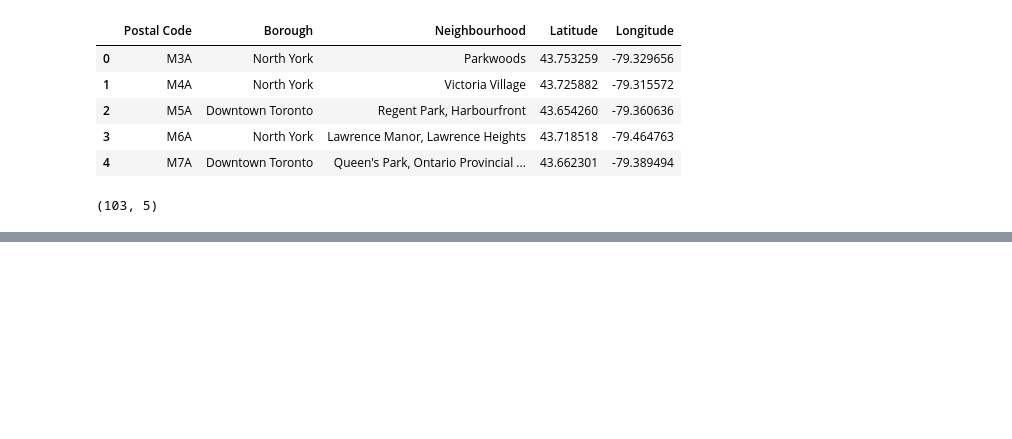
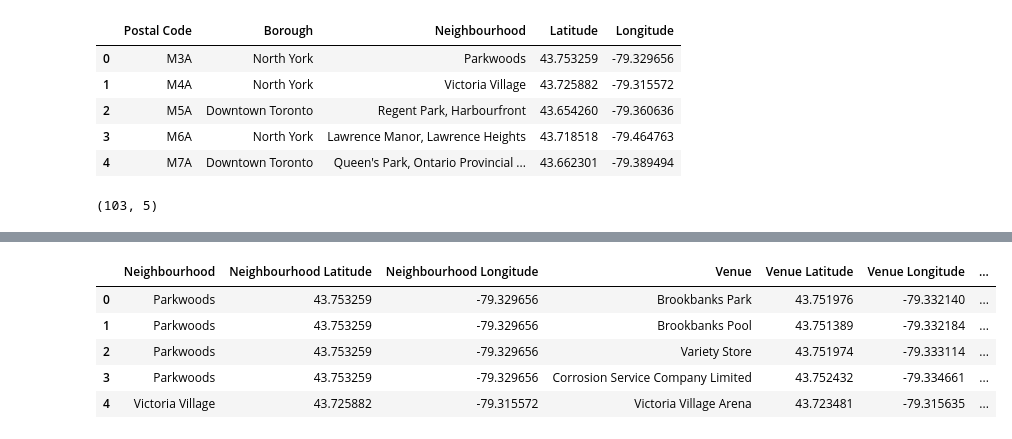
Before and after one commit to theompm/Coursera_Capstone, a Jupyter notebook: toronto_segmenting_clustering.ipynb, the cells around one changed output, grey strips where cells are left out. Cells and saved outputs as stored; diff of their text form; code cells hidden in the pictures; blank space fills up the shorter version.

```diff
--- a/toronto_segmenting_clustering.ipynb
+++ b/toronto_segmenting_clustering.ipynb
@@ -200,0 +280,9 @@ df_gc_merged.shape
+# %%
+toronto_venues.head()
+# %% [output]
+|  | Neighbourhood | Neighbourhood Latitude | Neighbourhood Longitude | Venue | Venue Latitude | Venue Longitude | ... |
+| 0 | Parkwoods | 43.753259 | -79.329656 | Brookbanks Park | 43.751976 | -79.332140 | ... |
+| 1 | Parkwoods | 43.753259 | -79.329656 | Brookbanks Pool | 43.751389 | -79.332184 | ... |
+| 2 | Parkwoods | 43.753259 | -79.329656 | Variety Store | 43.751974 | -79.333114 | ... |
+| 3 | Parkwoods | 43.753259 | -79.329656 | Corrosion Service Company Limited | 43.752432 | -79.334661 | ... |
+| 4 | Victoria Village | 43.725882 | -79.315572 | Victoria Village Arena | 43.723481 | -79.315635 | ... |
```
Also changed, not shown: parts of 26 cells of this notebook.
